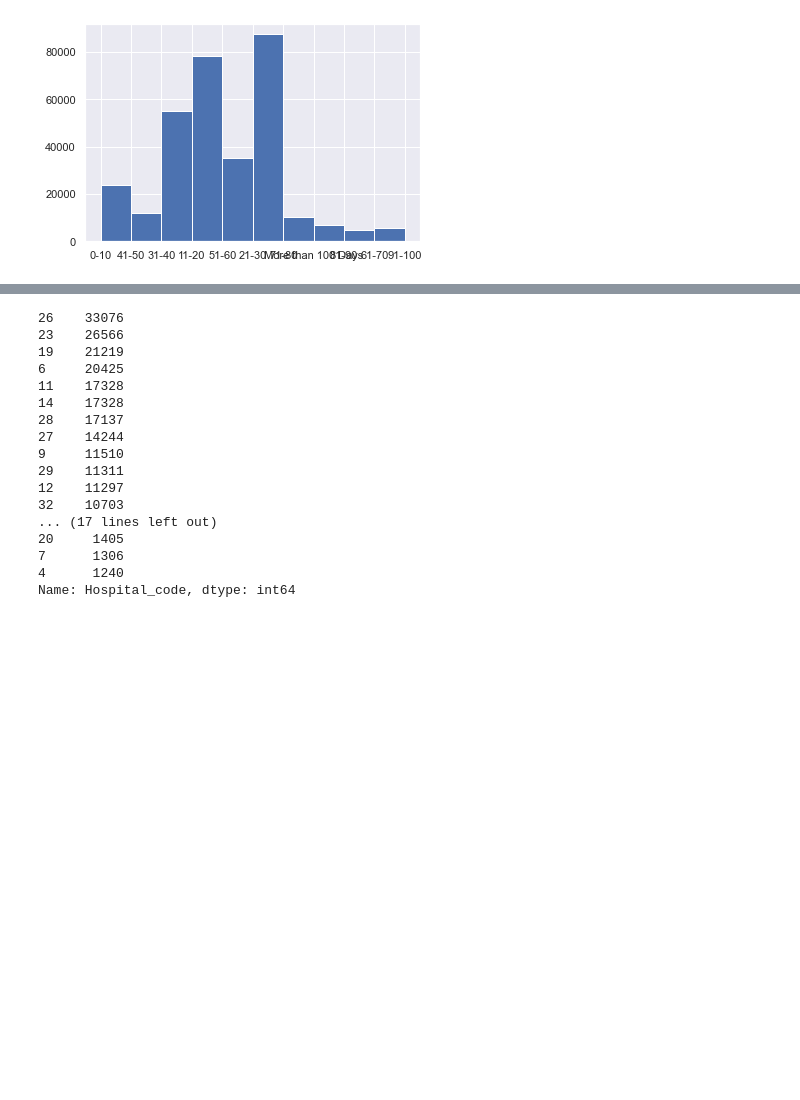
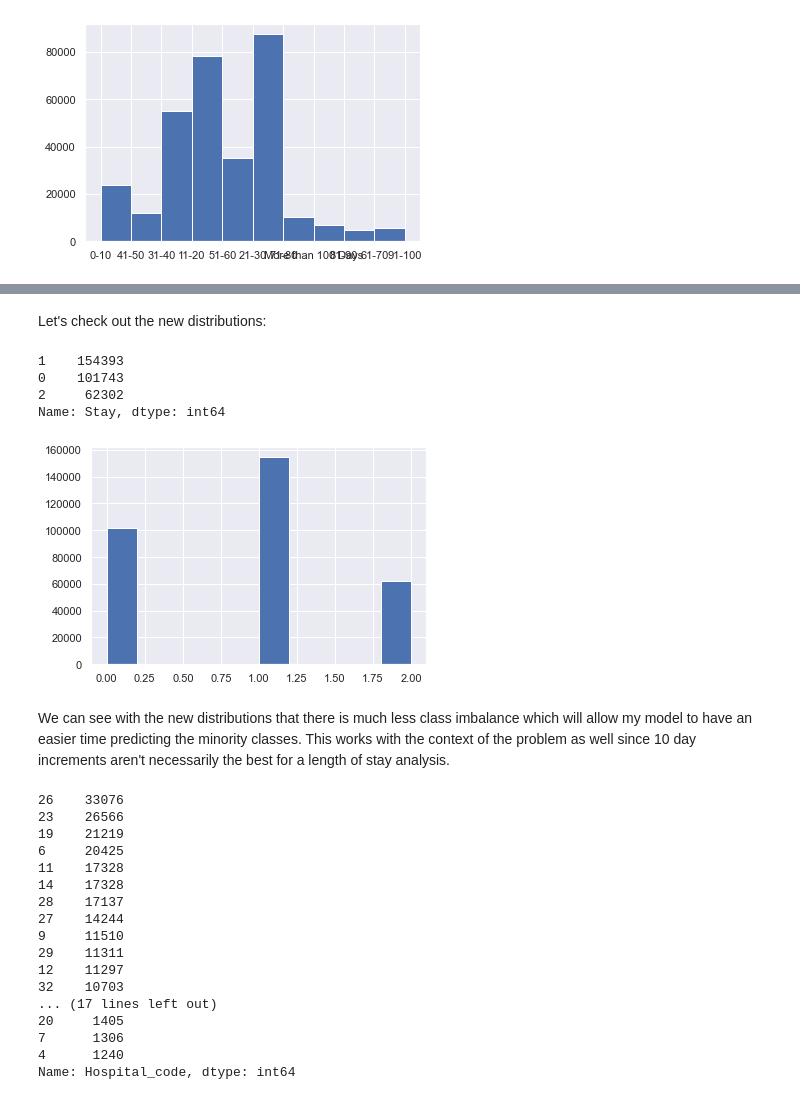
Before and after one commit to amarinelli12/COVID-19_Capstone, a Jupyter notebook: COVID-19_Predictor_FINAL.ipynb, the cells around one changed output, grey strips where cells are left out. Cells and saved outputs as stored; diff of their text form; code cells hidden in the pictures; blank space fills up the shorter version.

Commit message:
Update on binning and feature analysis

```diff
--- a/COVID-19_Predictor_FINAL.ipynb
+++ b/COVID-19_Predictor_FINAL.ipynb
@@ -185,0 +165,3 @@ dtype: int64
+# %%
+df_train = df_train.drop(['case_id', 'patientid', 'Hospital_region_code', 'Visitors with Patient'], axis=1)
+df_train.head()
@@ -243,0 +290,6 @@ We can see that there is a fairly heavy right skew to the distribution which mak
+# %%
+df_train['Stay']= df_train['Stay'].replace({'0-10':0, '11-20':0,
+                                         '21-30':1, '31-40':1, '41-50':1,
+                                         '51-60':2,'61-70':2,'71-80':2,'81-90':2,'91-100':2,'More than 100 Days':2})
+
+df_train.head()
@@ -244,3 +303,16 @@ We can see that there is a fairly heavy right skew to the distribution which mak
+# %% [markdown]
+Let's check out the new distributions:
+# %%
+plt.hist(df_train['Stay'],)
+df_train['Stay'].value_counts()
+# %% [output]
+1    154393
+0    101743
+2     62302
+Name: Stay, dtype: int64
+[figure, added]
+# %% [markdown]
+We can see with the new distributions that there is much less class imbalance which will allow my model to have an easier time predicting the minority classes. This works with the context of the problem as well since 10 day increments aren't necessarily the best for a length of stay analysis.
 # %%
 plt.hist(df_train['Hospital_code'])
 df_train['Hospital_code'].value_counts()
```
Also changed, not shown: parts of 29 cells of this notebook.
